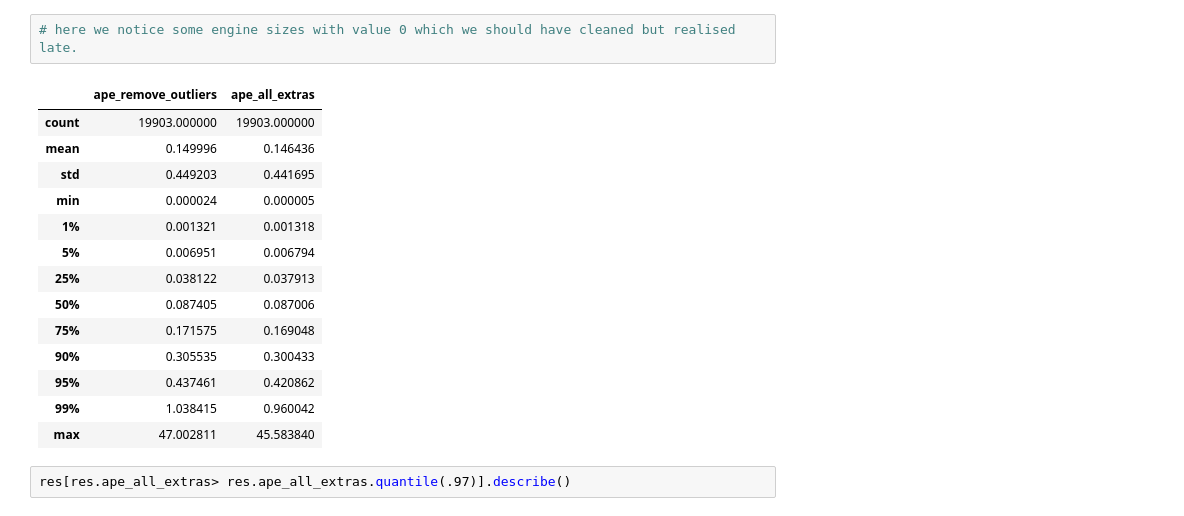
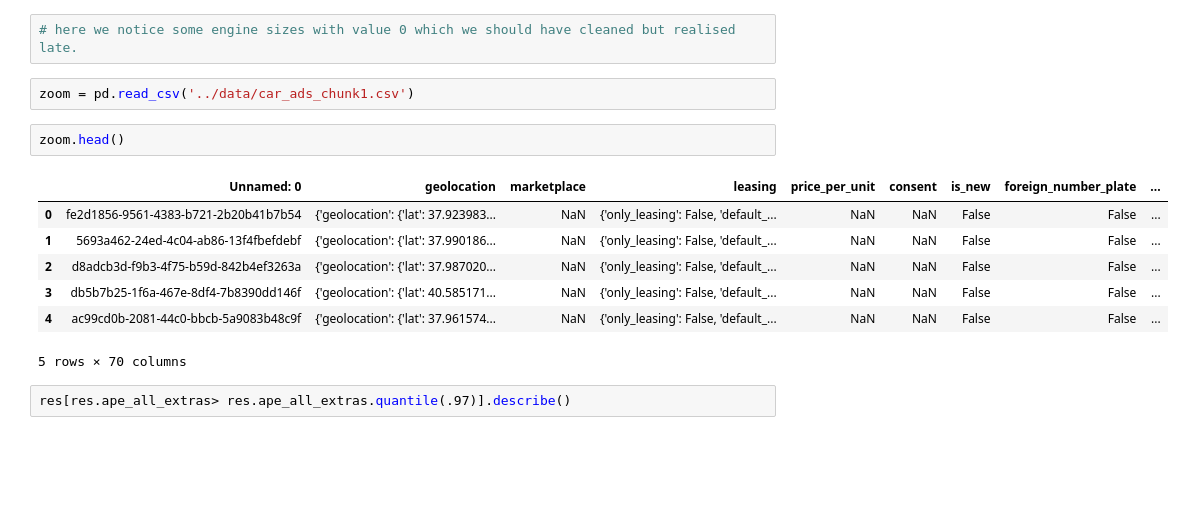
Before and after one commit to aristotekoen/car_market, a Jupyter notebook: notebooks/result_analysis.ipynb, the cells around one changed output. Saved outputs shown, nothing was run; the diff lists cells and outputs as text; blank space fills up the shorter version.

```diff
--- a/notebooks/result_analysis.ipynb
+++ b/notebooks/result_analysis.ipynb
@@ -236,21 +396,17 @@ plt.legend()
 # %%
 # here we notice some engine sizes with value 0 which we should have cleaned but realised late.
 # %%
+zoom = pd.read_csv('../data/car_ads_chunk1.csv')
-# %% [output]
-|  | ape_remove_outliers | ape_all_extras |
-| count | 19903.000000 | 19903.000000 |
-| mean | 0.149996 | 0.146436 |
-| std | 0.449203 | 0.441695 |
-| min | 0.000024 | 0.000005 |
-| 1% | 0.001321 | 0.001318 |
-| 5% | 0.006951 | 0.006794 |
-| 25% | 0.038122 | 0.037913 |
-| 50% | 0.087405 | 0.087006 |
-| 75% | 0.171575 | 0.169048 |
-| 90% | 0.305535 | 0.300433 |
-| 95% | 0.437461 | 0.420862 |
-| 99% | 1.038415 | 0.960042 |
-| max | 47.002811 | 45.583840 |
+# %%
+zoom.head()
+# %% [output]
+|  | Unnamed: 0 | geolocation | marketplace | leasing | price_per_unit | consent | is_new | foreign_number_plate | ... |
+| 0 | fe2d1856-9561-4383-b721-2b20b41b7b54 | {'geolocation': {'lat': 37.923983... | NaN | {'only_leasing': False, 'default_... | NaN | NaN | False | False | ... |
+| 1 | 5693a462-24ed-4c04-ab86-13f4fbefdebf | {'geolocation': {'lat': 37.990186... | NaN | {'only_leasing': False, 'default_... | NaN | NaN | False | False | ... |
+| 2 | d8adcb3d-f9b3-4f75-b59d-842b4ef3263a | {'geolocation': {'lat': 37.987020... | NaN | {'only_leasing': False, 'default_... | NaN | NaN | False | False | ... |
+| 3 | db5b7b25-1f6a-467e-8df4-7b8390dd146f | {'geolocation': {'lat': 40.585171... | NaN | {'only_leasing': False, 'default_... | NaN | NaN | False | False | ... |
+| 4 | ac99cd0b-2081-44c0-bbcb-5a9083b48c9f | {'geolocation': {'lat': 37.961574... | NaN | {'only_leasing': False, 'default_... | NaN | NaN | False | False | ... |
+5 rows × 70 columns
 # %%
 res[res.ape_all_extras> res.ape_all_extras.quantile(.97)].describe()
 # %% [output]
```
Also changed, not shown: parts of 35 cells of this notebook, 12 other files.
